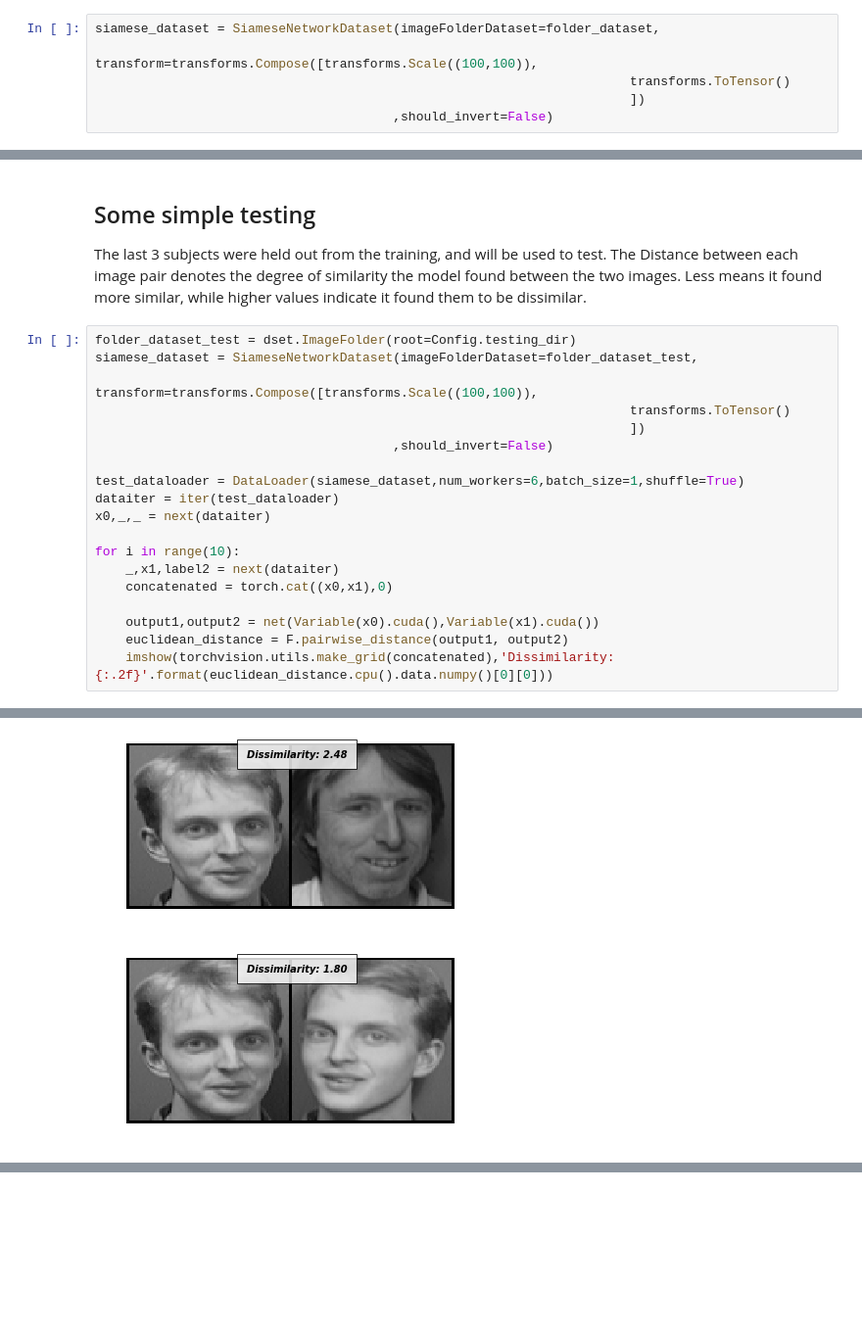
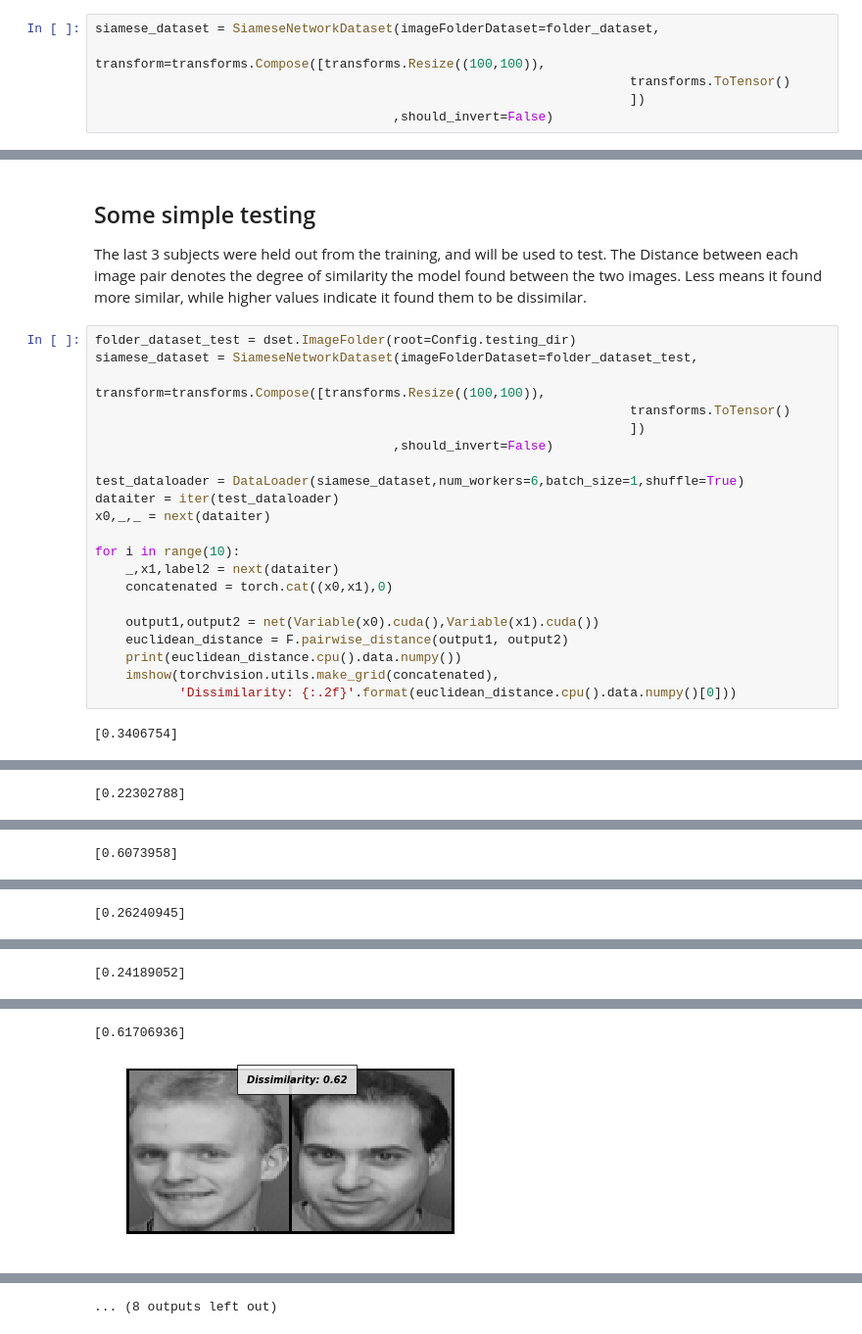
Before and after one commit to harveyslash/Facial-Similarity-with-Siamese-Networks-in-Pytorch, a Jupyter notebook: Siamese-networks-medium.ipynb, the cells around one changed output, grey strips where cells are left out. Shown at 98% size. Drawn from its saved outputs; the diff is of its cells as text; blank space fills up the shorter version.

```diff
--- a/Siamese-networks-medium.ipynb
+++ b/Siamese-networks-medium.ipynb
@@ -95,7 +95,7 @@ torchvision.datasets.folder.IMG_EXTENSIONS += [".pgm"]
 folder_dataset = dset.ImageFolder(root=Config.training_dir)
 # %%
 siamese_dataset = SiameseNetworkDataset(imageFolderDataset=folder_dataset,
-                                        transform=transforms.Compose([transforms.Scale((100,100)),
+                                        transform=transforms.Compose([transforms.Resize((100,100)),
                                                                       transforms.ToTensor()
                                                                       ])
                                        ,should_invert=False)
@@ -244,7 +261,7 @@ The last 3 subjects were held out from the training, and will be used to test. T
 # %%
 folder_dataset_test = dset.ImageFolder(root=Config.testing_dir)
 siamese_dataset = SiameseNetworkDataset(imageFolderDataset=folder_dataset_test,
-                                        transform=transforms.Compose([transforms.Scale((100,100)),
+                                        transform=transforms.Compose([transforms.Resize((100,100)),
                                                                       transforms.ToTensor()
                                                                       ])
                                        ,should_invert=False)
@@ -259,5 +276,8 @@ for i in range(10):
 
     output1,output2 = net(Variable(x0).cuda(),Variable(x1).cuda())
     euclidean_distance = F.pairwise_distance(output1, output2)
-    imshow(torchvision.utils.make_grid(concatenated),'Dissimilarity: {:.2f}'.format(euclidean_distance.cpu().data.numpy()[0][0]))
+    print(euclidean_distance.cpu().data.numpy())
+    imshow(torchvision.utils.make_grid(concatenated),
+           'Dissimilarity: {:.2f}'.format(euclidean_distance.cpu().data.numpy()[0]))
 # %% [output]
+[0.3406754]
@@ -264,0 +285 @@ for i in range(10):
+[0.22302788]
@@ -265,0 +287 @@ for i in range(10):
+[0.6073958]
@@ -266,0 +289 @@ for i in range(10):
+[0.26240945]
@@ -267,0 +291 @@ for i in range(10):
+[0.24189052]
@@ -269,2 +293,2 @@ for i in range(10):
+[0.61706936]
-[figure, old version]
+[figure, new version]
-[figure, removed]
@@ -273,0 +295 @@ for i in range(10):
+... (8 outputs left out)
```
Also changed, not shown: parts of 3 cells of this notebook.
